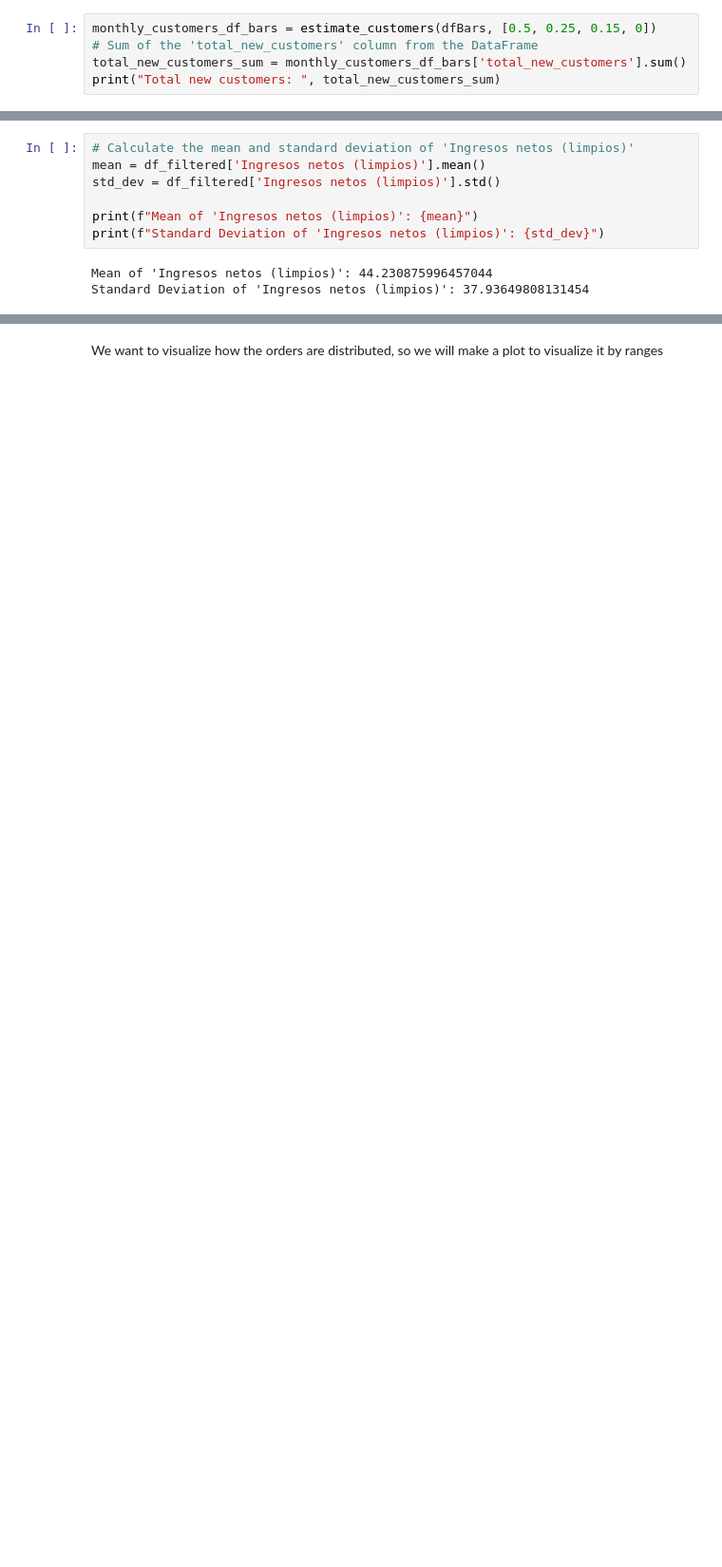
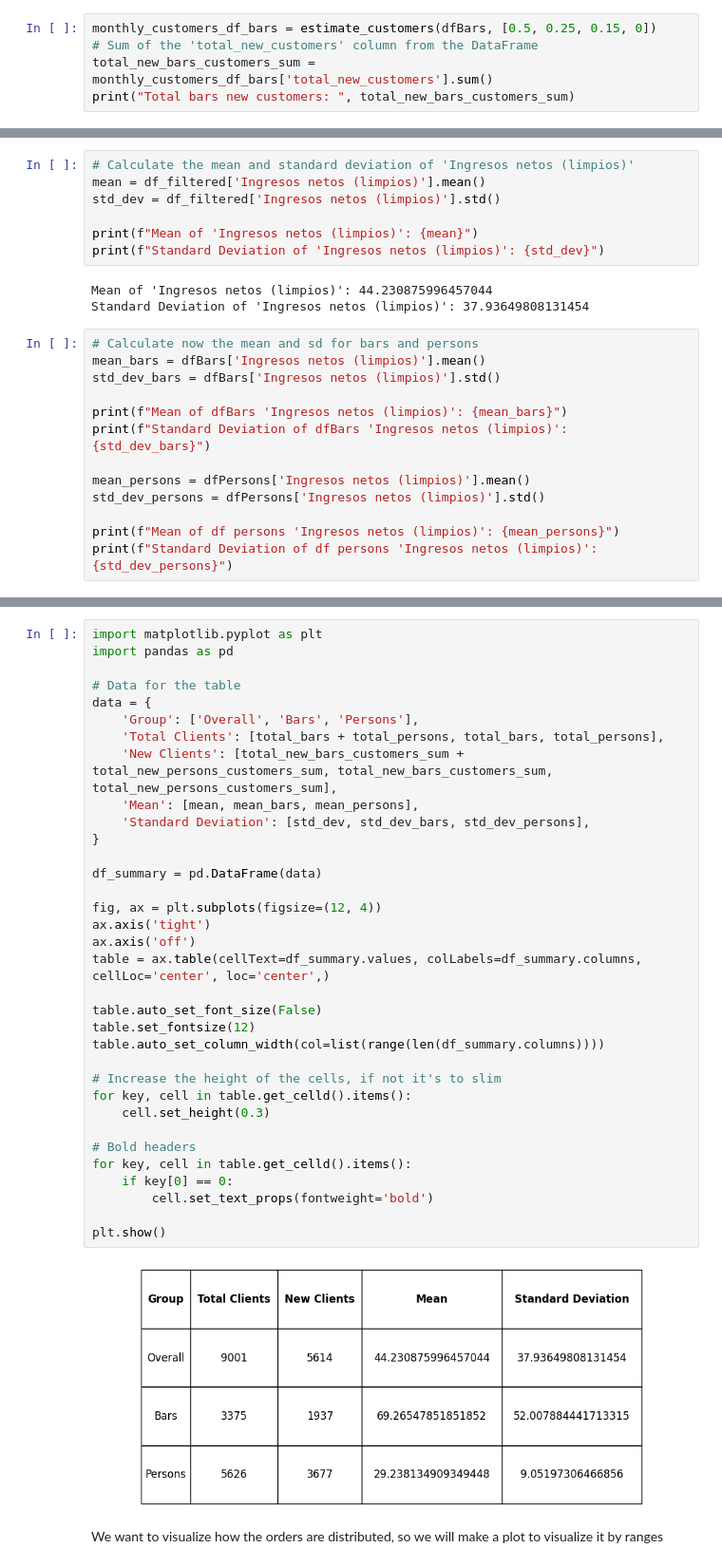
Before and after one commit to enricchust/entrevista_cyberclick, a Jupyter notebook: main.ipynb, the cells around one changed output, grey strips where cells are left out. Shown at 95% size. Cells and saved outputs as stored; diff of their text form; blank space fills up the shorter version.

```diff
--- a/main.ipynb
+++ b/main.ipynb
@@ -296,8 +305,8 @@ Total new customers:  3896
 # %%
 monthly_customers_df_bars = estimate_customers(dfBars, [0.5, 0.25, 0.15, 0])
 # Sum of the 'total_new_customers' column from the DataFrame
-total_new_customers_sum = monthly_customers_df_bars['total_new_customers'].sum()
-print("Total new customers: ", total_new_customers_sum)
+total_new_bars_customers_sum = monthly_customers_df_bars['total_new_customers'].sum()
+print("Total bars new customers: ", total_new_bars_customers_sum)
 # %% [output]
          new_customers  recurrent_customers  total_customers  \
 2023-11             76                    0              231
@@ -328,3 +337,16 @@ print(f"Standard Deviation of 'Ingresos netos (limpios)': {std_dev}")
 # %% [output]
 Mean of 'Ingresos netos (limpios)': 44.230875996457044
 Standard Deviation of 'Ingresos netos (limpios)': 37.93649808131454
+# %%
+# Calculate now the mean and sd for bars and persons
+mean_bars = dfBars['Ingresos netos (limpios)'].mean()
+std_dev_bars = dfBars['Ingresos netos (limpios)'].std()
+
+print(f"Mean of dfBars 'Ingresos netos (limpios)': {mean_bars}")
+print(f"Standard Deviation of dfBars 'Ingresos netos (limpios)': {std_dev_bars}")
+
+mean_persons = dfPersons['Ingresos netos (limpios)'].mean()
+std_dev_persons = dfPersons['Ingresos netos (limpios)'].std()
+
+print(f"Mean of df persons 'Ingresos netos (limpios)': {mean_persons}")
+print(f"Standard Deviation of df persons 'Ingresos netos (limpios)': {std_dev_persons}")
@@ -331,3 +358,39 @@ Standard Deviation of 'Ingresos netos (limpios)': 37.93649808131454
+# %%
+import matplotlib.pyplot as plt
+import pandas as pd
+
+# Data for the table
+data = {
+    'Group': ['Overall', 'Bars', 'Persons'],
+    'Total Clients': [total_bars + total_persons, total_bars, total_persons],
+    'New Clients': [total_new_bars_customers_sum + total_new_persons_customers_sum, total_new_bars_customers_sum, total_new_persons_customers_sum],
+    'Mean': [mean, mean_bars, mean_persons],
+    'Standard Deviation': [std_dev, std_dev_bars, std_dev_persons],
+}
+
+df_summary = pd.DataFrame(data)
+
+fig, ax = plt.subplots(figsize=(12, 4))
+ax.axis('tight')
+ax.axis('off')
+table = ax.table(cellText=df_summary.values, colLabels=df_summary.columns, cellLoc='center', loc='center',)
+
+table.auto_set_font_size(False)
+table.set_fontsize(12)
+table.auto_set_column_width(col=list(range(len(df_summary.columns))))
+
+# Increase the height of the cells, if not it's to slim
+for key, cell in table.get_celld().items():
+    cell.set_height(0.3)
+
+# Bold headers
+for key, cell in table.get_celld().items():
+    if key[0] == 0:
+        cell.set_text_props(fontweight='bold')
+
+plt.show()
+# %% [output]
+[figure, added]
 # %% [markdown]
 We want to visualize how the orders are distributed, so we will make a plot to visualize it by ranges
 # %%
```
Also changed, not shown: parts of 13 cells of this notebook, 9 other files.
